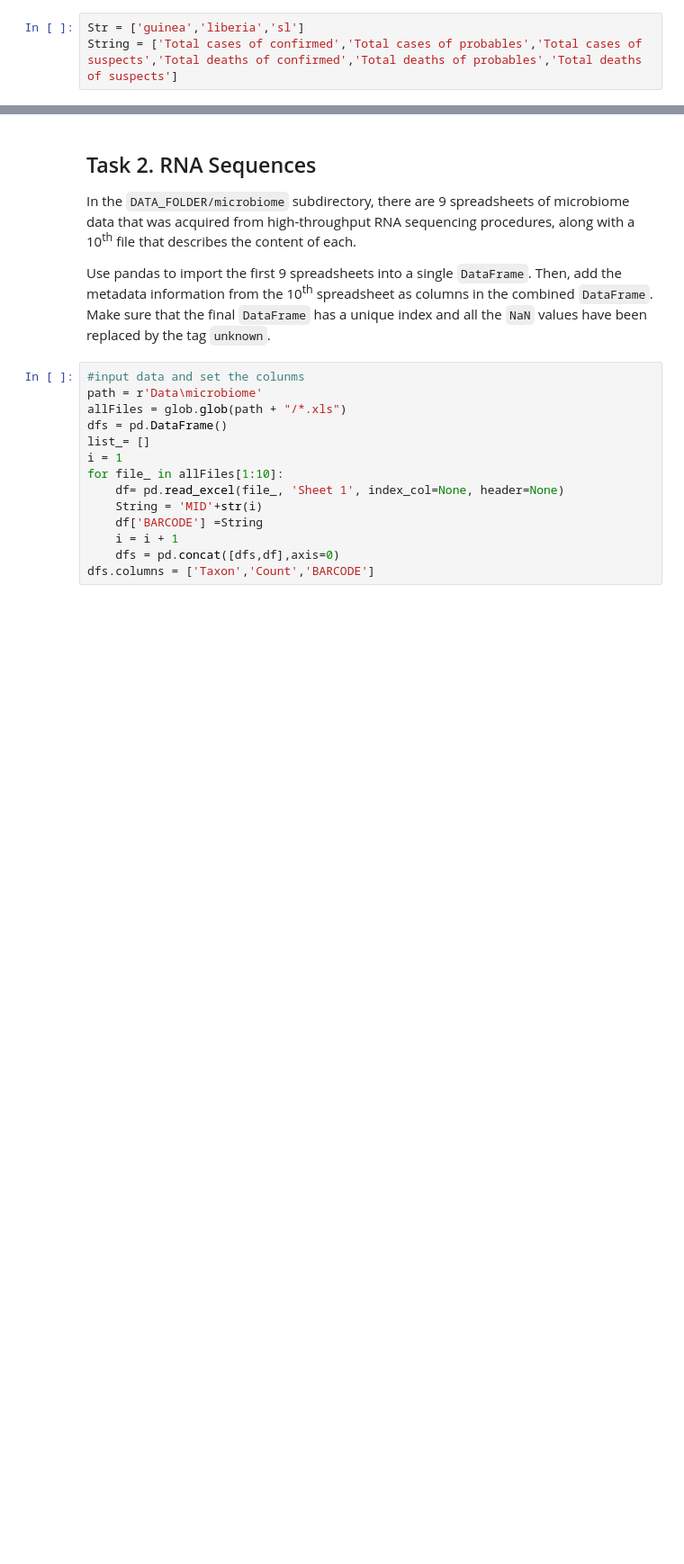
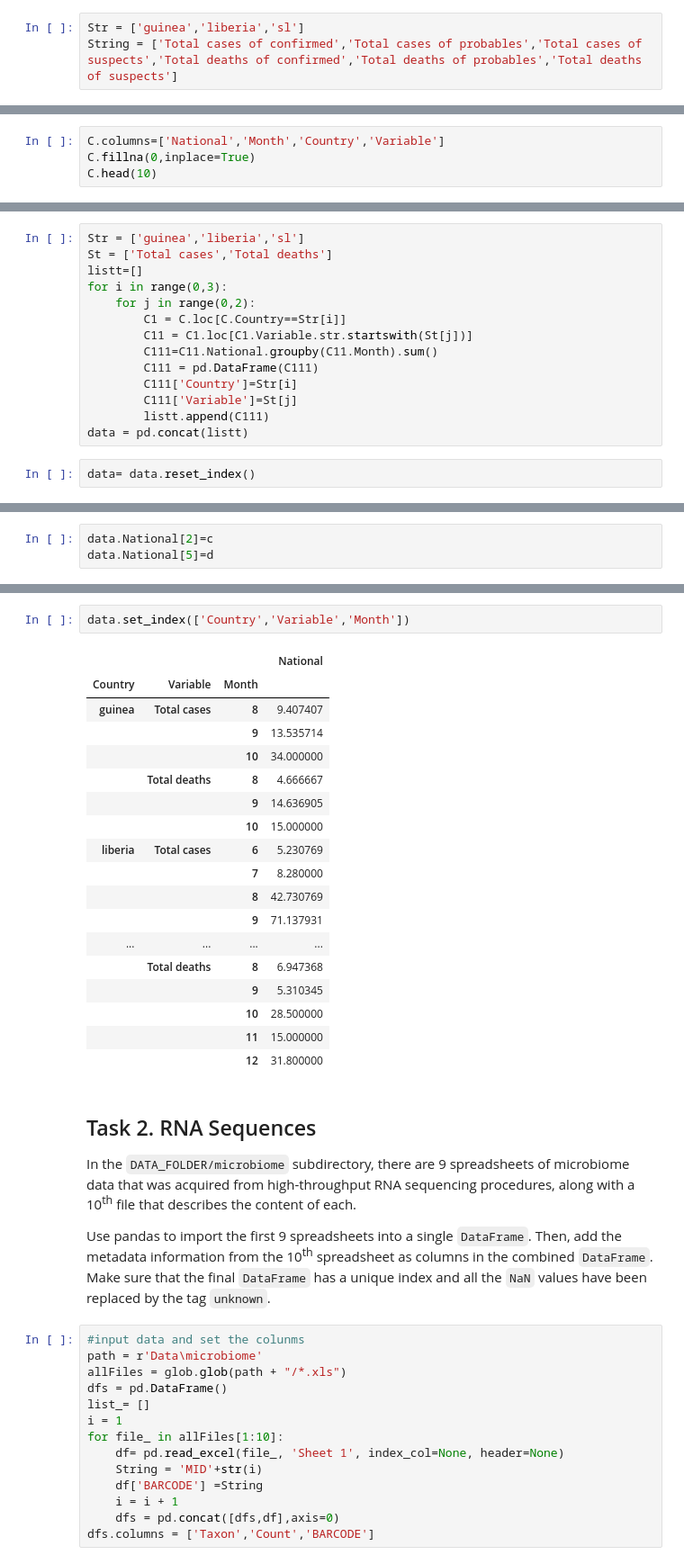
Before and after one commit to xiangzhemeng/EPFL-Applied-Data-Analysis-2017, a Jupyter notebook: Homework 1_xiaohai.ipynb, the cells around one changed output, grey strips where cells are left out. Shown: that part at 90% size. Cells and saved outputs as stored; diff of their text form; blank space fills up the shorter version.

```diff
--- a/Homework 1_xiaohai.ipynb
+++ b/Homework 1_xiaohai.ipynb
@@ -140,0 +154,4 @@ AVE
+# %%
+C.columns=['National','Month','Country','Variable']
+C.fillna(0,inplace=True)
+C.head(10)
@@ -140,0 +172,16 @@ AVE
+# %%
+Str = ['guinea','liberia','sl']
+St = ['Total cases','Total deaths']
+listt=[]
+for i in range(0,3):
+    for j in range(0,2):
+        C1 = C.loc[C.Country==Str[i]]
+        C11 = C1.loc[C1.Variable.str.startswith(St[j])]
+        C111=C11.National.groupby(C11.Month).sum()
+        C111 = pd.DataFrame(C111)
+        C111['Country']=Str[i]
+        C111['Variable']=St[j]
+        listt.append(C111)
+data = pd.concat(listt)
+# %%
+data= data.reset_index()
@@ -140,0 +190,3 @@ AVE
+# %%
+data.National[2]=c
+data.National[5]=d
@@ -141,3 +201,24 @@ AVE
+# %%
+data.set_index(['Country','Variable','Month'])
+# %% [output]
+|  |  |  | National |
+| Country | Variable | Month |  |
+| guinea | Total cases | 8 | 9.407407 |
+|  |  | 9 | 13.535714 |
+|  |  | 10 | 34.000000 |
+|  | Total deaths | 8 | 4.666667 |
+|  |  | 9 | 14.636905 |
+|  |  | 10 | 15.000000 |
+| liberia | Total cases | 6 | 5.230769 |
+|  |  | 7 | 8.280000 |
+|  |  | 8 | 42.730769 |
+|  |  | 9 | 71.137931 |
+| ... | ... | ... | ... |
+|  | Total deaths | 8 | 6.947368 |
+|  |  | 9 | 5.310345 |
+|  |  | 10 | 28.500000 |
+|  |  | 11 | 15.000000 |
+|  |  | 12 | 31.800000 |
 # %% [markdown]
 ## Task 2. RNA Sequences
 
```
Also changed, not shown: parts of 31 cells of this notebook.
